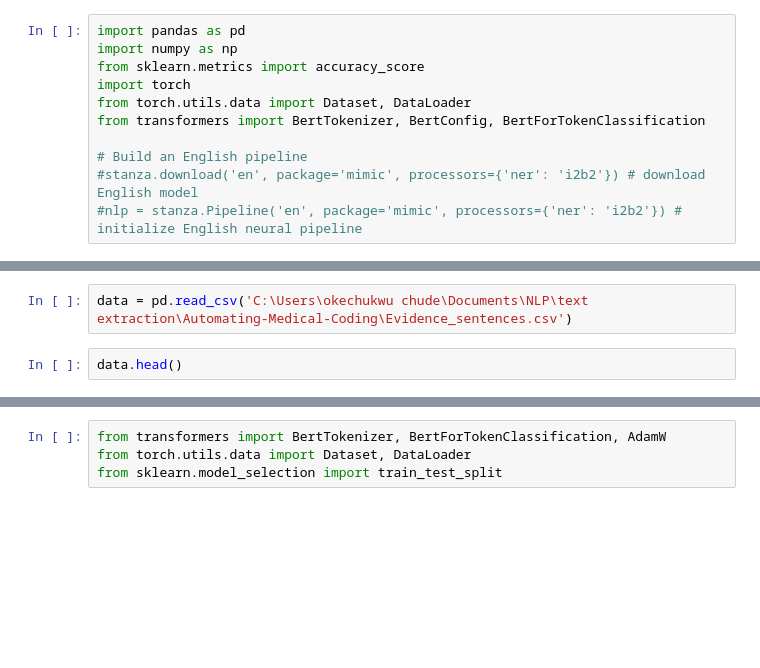
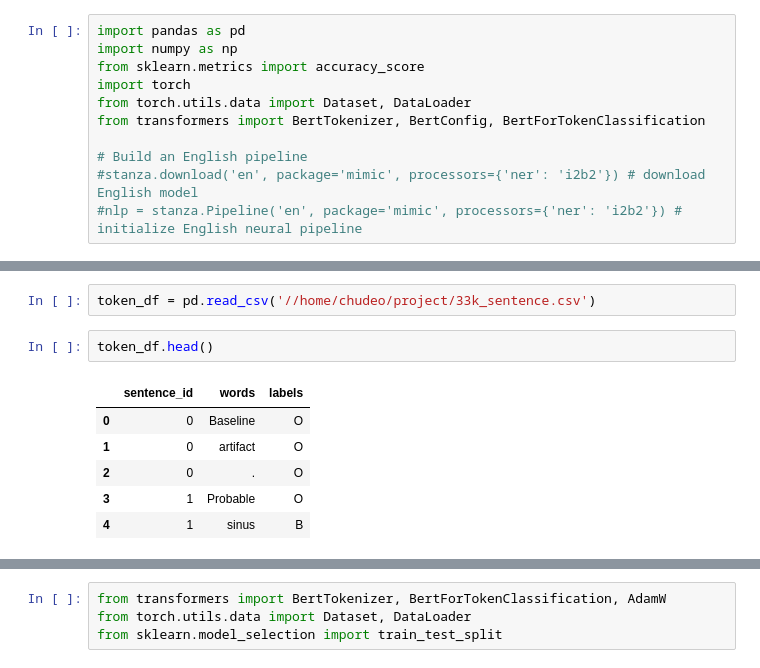
Before and after one commit to okechukwuchude/Automating-Medical-Coding, a Jupyter notebook: BioBERT_large.ipynb, the cells around one changed output, grey strips where cells are left out. Drawn from its saved outputs; the diff is of its cells as text; blank space fills up the shorter version.

```diff
--- a/BioBERT_large.ipynb
+++ b/BioBERT_large.ipynb
@@ -16,4 +18,11 @@ print(device)
-# %%
-data = pd.read_csv('C:\Users\okechukwu chude\Documents\NLP\text extraction\Automating-Medical-Coding\Evidence_sentences.csv')
+# %%
+token_df = pd.read_csv('//home/chudeo/project/33k_sentence.csv')
 # %%
-data.head()
+token_df.head()
+# %% [output]
+|  | sentence_id | words | labels |
+| 0 | 0 | Baseline | O |
+| 1 | 0 | artifact | O |
+| 2 | 0 | . | O |
+| 3 | 1 | Probable | O |
+| 4 | 1 | sinus | B |
```
Also changed, not shown: parts of 26 cells of this notebook.
